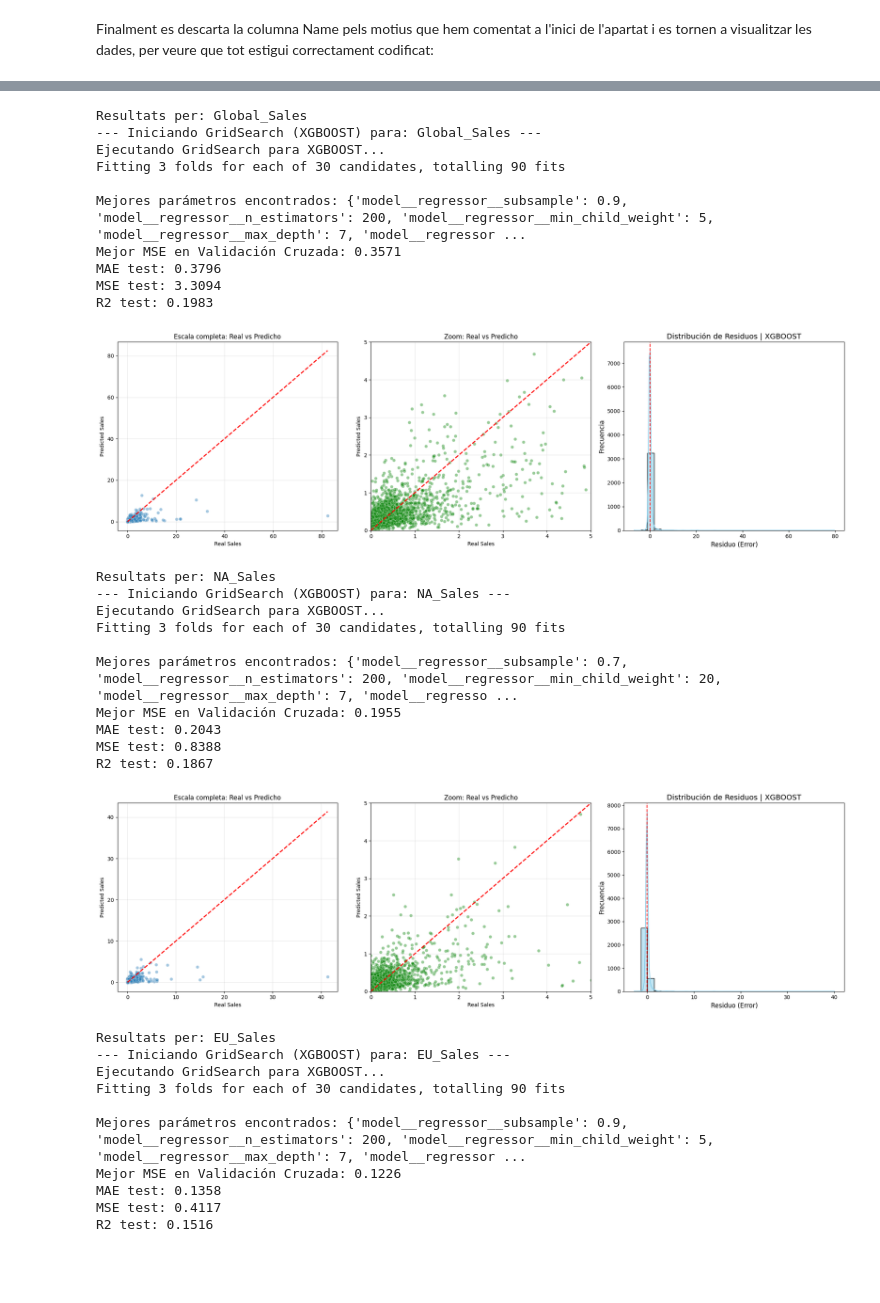
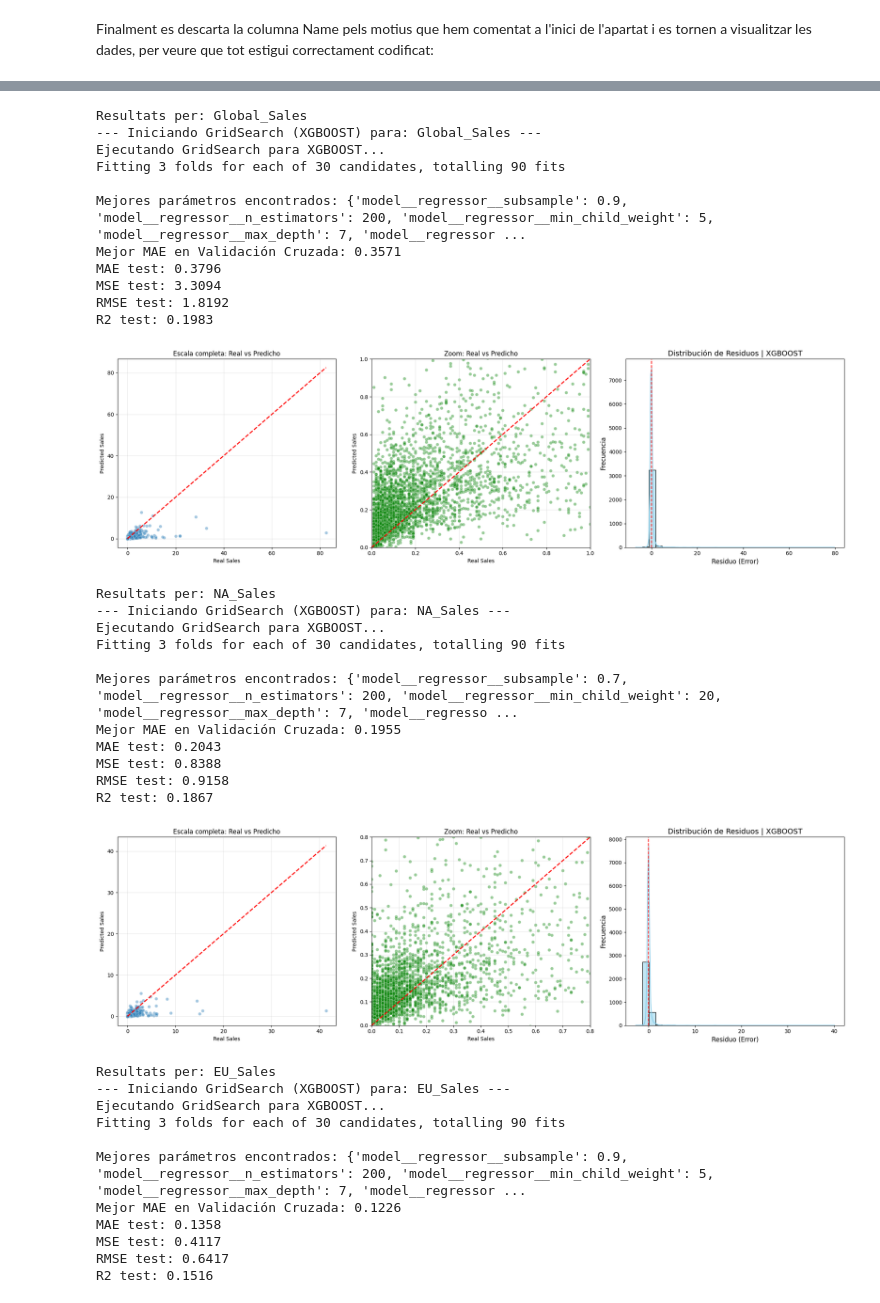
Before and after one commit to Emparans/video-games-sales-with-ratings, a Jupyter notebook: Kaggle.ipynb, the cells around one changed output, grey strips where cells are left out. Drawn from its saved outputs; the diff is of its cells as text; code cells hidden in the pictures; blank space fills up the shorter version.

Commit message:
Model and Metric selection added

```diff
--- a/Kaggle.ipynb
+++ b/Kaggle.ipynb
@@ -670,5 +688,5 @@ def construir_preprocesador():
 # %%
-def entrenar_modelos_no_lineales(df, target_col):
+def entrenar_modelos_no_lineales(df, target_col, zoomlevel):
     """
     Ejecuta GridSearchCV para modelos de regresión NO lineales (SVR y XGBoost)
     y genera gráficos de evaluación.
@@ -741,13 +759,15 @@ def entrenar_modelos_no_lineales(df, target_col):
 
     test_mae = mean_absolute_error(y_test, y_pred)
     test_mse = mean_squared_error(y_test, y_pred)
+    test_rmse = root_mean_squared_error(y_test, y_pred)
     test_r2 = r2_score(y_test, y_pred)
 
     # 7. Evaluación Final (Impresión de resultados)
     print(f"\nMejores parámetros encontrados: {grid_search.best_params_}")
-    print(f"Mejor MSE en Validación Cruzada: {abs(grid_search.best_score_):.4f}")
+    print(f"Mejor MAE en Validación Cruzada: {abs(grid_search.best_score_):.4f}")
     print(f"MAE test: {test_mae:.4f}")
     print(f"MSE test: {test_mse:.4f}")
+    print(f"RMSE test: {test_rmse:.4f}")
     print(f"R2 test: {test_r2:.4f}")
 
     # --- 8. GENERACIÓN DE GRÁFICOS SEABORN ---
@@ -781,8 +801,8 @@ def entrenar_modelos_no_lineales(df, target_col):
     plt.plot([0, 5], [0, 5], 'r--', lw=2)
 
     # ZOOM
-    plt.xlim(0, 5)
-    plt.ylim(0, 5)
+    plt.xlim(0.0, zoomlevel)
+    plt.ylim(0.0, zoomlevel)
 
     plt.title(f'Zoom: Real vs Predicho', fontsize=12)
     plt.xlabel('Real Sales')
@@ -807,39 +829,43 @@ def entrenar_modelos_no_lineales(df, target_col):
 # %%
 targets = ['Global_Sales','NA_Sales', 'EU_Sales', 'JP_Sales', 'Other_Sales']
+zoomlevels = [1.0, 0.8, 0.4, 0.2, 0.2]
 
-for t in targets:
-  print("Resultats per: " + t)
-  model_xgboost = entrenar_modelos_no_lineales(df, target_col=t)
+for t in range(0, 5):
+  print("Resultats per: " + targets[t])
+  model_xgboost = entrenar_modelos_no_lineales(df, target_col=targets[t], zoomlevel=zoomlevels[t])
 # %% [output]
 Resultats per: Global_Sales
 --- Iniciando GridSearch (XGBOOST) para: Global_Sales ---
 Ejecutando GridSearch para XGBOOST...
 Fitting 3 folds for each of 30 candidates, totalling 90 fits
 
 Mejores parámetros encontrados: {'model__regressor__subsample': 0.9, 'model__regressor__n_estimators': 200, 'model__regressor__min_child_weight': 5, 'model__regressor__max_depth': 7, 'model__regressor ...
-Mejor MSE en Validación Cruzada: 0.3571
+Mejor MAE en Validación Cruzada: 0.3571
 MAE test: 0.3796
 MSE test: 3.3094
+RMSE test: 1.8192
 R2 test: 0.1983
-[figure, old version]
+[figure, new version]
 Resultats per: NA_Sales
 --- Iniciando GridSearch (XGBOOST) para: NA_Sales ---
 Ejecutando GridSearch para XGBOOST...
 Fitting 3 folds for each of 30 candidates, totalling 90 fits
 
 Mejores parámetros encontrados: {'model__regressor__subsample': 0.7, 'model__regressor__n_estimators': 200, 'model__regressor__min_child_weight': 20, 'model__regressor__max_depth': 7, 'model__regresso ...
-Mejor MSE en Validación Cruzada: 0.1955
+Mejor MAE en Validación Cruzada: 0.1955
 MAE test: 0.2043
 MSE test: 0.8388
+RMSE test: 0.9158
 R2 test: 0.1867
-[figure, old version]
+[figure, new version]
 Resultats per: EU_Sales
 --- Iniciando GridSearch (XGBOOST) para: EU_Sales ---
 Ejecutando GridSearch para XGBOOST...
 Fitting 3 folds for each of 30 candidates, totalling 90 fits
 
 Mejores parámetros encontrados: {'model__regressor__subsample': 0.9, 'model__regressor__n_estimators': 200, 'model__regressor__min_child_weight': 5, 'model__regressor__max_depth': 7, 'model__regressor ...
-Mejor MSE en Validación Cruzada: 0.1226
+Mejor MAE en Validación Cruzada: 0.1226
 MAE test: 0.1358
 MSE test: 0.4117
+RMSE test: 0.6417
 R2 test: 0.1516
```
Also changed, not shown: parts of 13 cells of this notebook.
